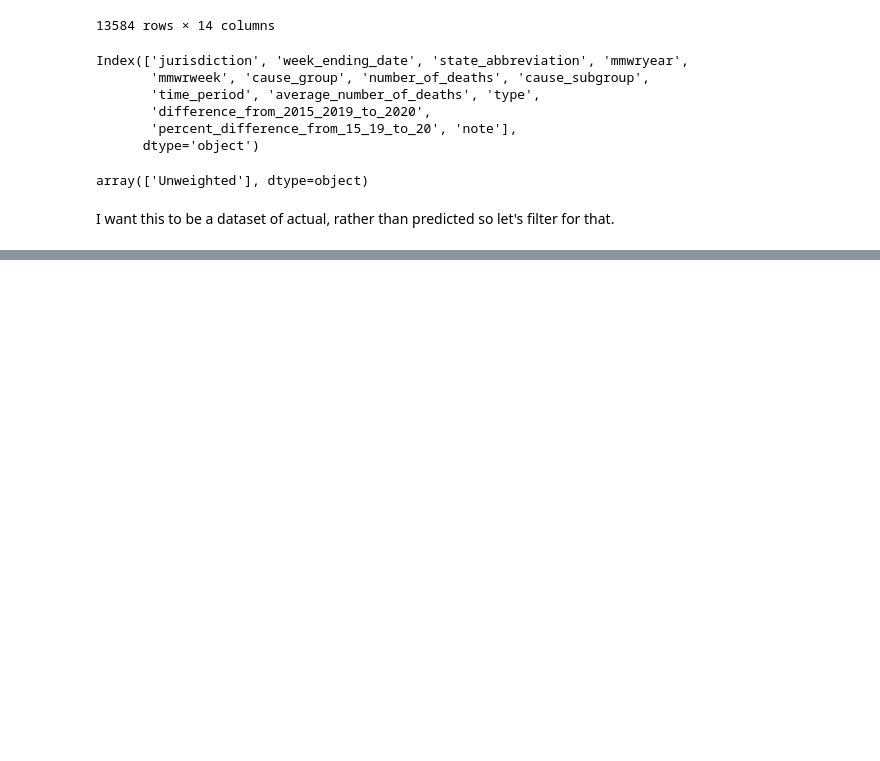
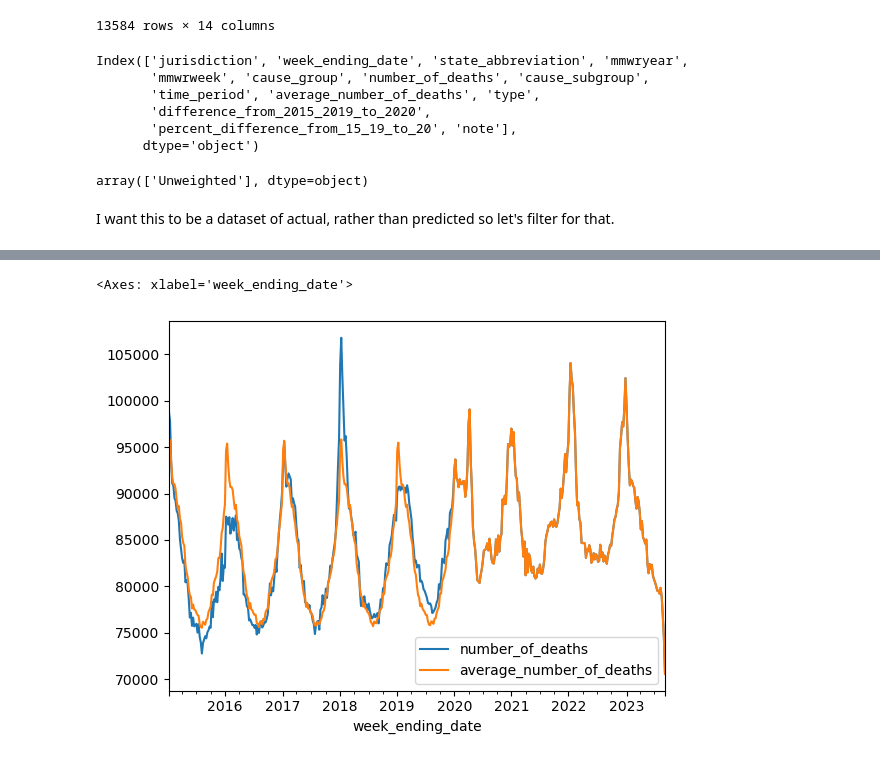
Before and after one commit to Birdfeathers/Project1--Healthcare_Devices, a Jupyter notebook: death_counts.ipynb, the cells around one changed output, grey strips where cells are left out. Cells and saved outputs as stored; diff of their text form; code cells hidden in the pictures; blank space fills up the shorter version.

```diff
--- a/death_counts.ipynb
+++ b/death_counts.ipynb
@@ -134,0 +140,4 @@ respiratory_df
+# %%
+df['week_ending_date'] = pd.to_datetime(df['week_ending_date'])
+df['number_of_deaths'] = pd.to_numeric(df['number_of_deaths'])
+df['average_number_of_deaths'] = pd.to_numeric(df['average_number_of_deaths'])
@@ -134,0 +173,7 @@ respiratory_df
+# %%
+df = df.groupby(by='week_ending_date').sum()
+# %%
+df.plot()
+# %% [output]
+<Axes: xlabel='week_ending_date'>
+[figure, added]
```
Also changed, not shown: parts of 9 cells of this notebook.
